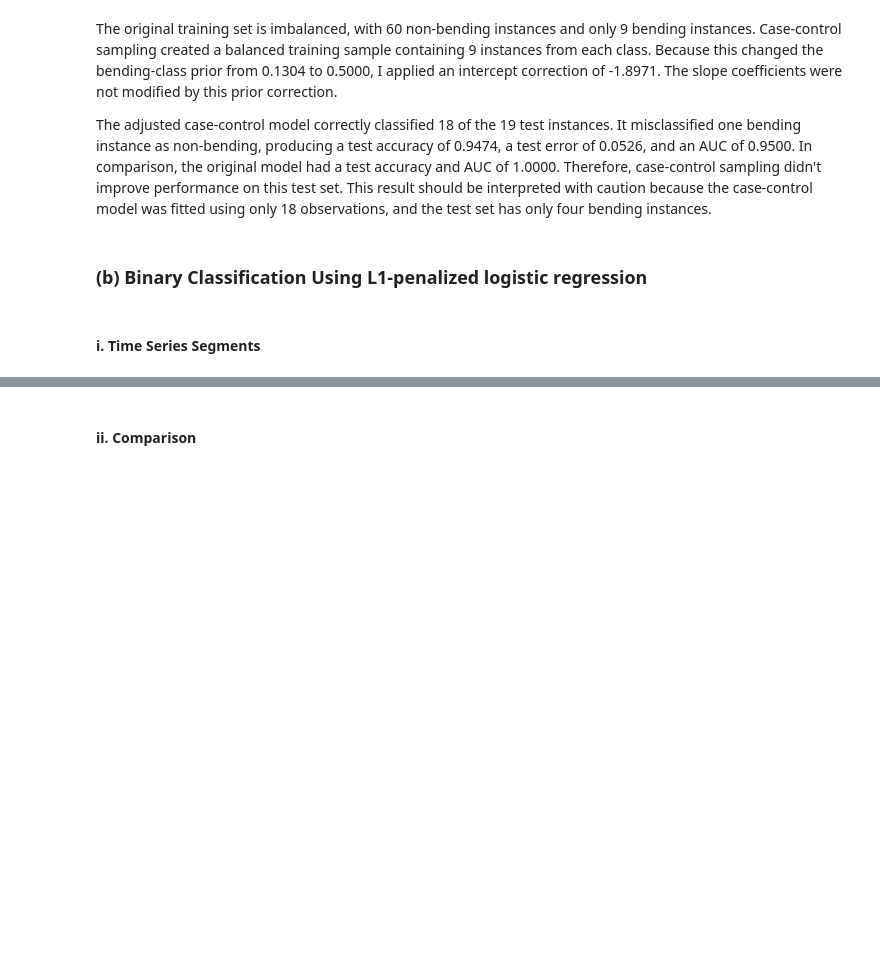
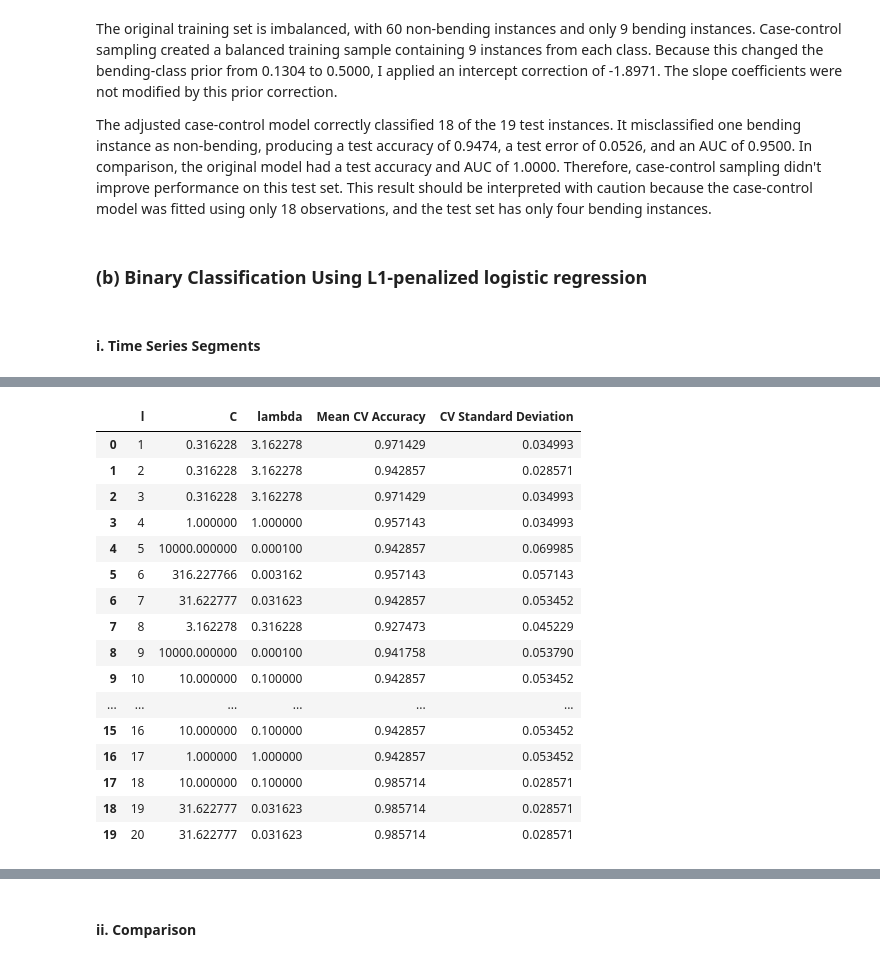
Before and after one commit to manvsatish/dsci-552-hw-4, a Jupyter notebook: notebook/Satish_Manvika_HW4.ipynb, the cells around one changed output, grey strips where cells are left out. Drawn from its saved outputs; the diff is of its cells as text; code cells hidden in the pictures; blank space fills up the shorter version.

```diff
--- a/notebook/Satish_Manvika_HW4.ipynb
+++ b/notebook/Satish_Manvika_HW4.ipynb
@@ -787,0 +790,79 @@ producing a test accuracy of 0.9474, a test error of 0.0526, and an AUC of 0.950
+# %%
+#identical stratified folds for every value of l
+l1_binary_cv = StratifiedKFold(n_splits=5, shuffle=True, random_state=RANDOM_STATE,)
+
+#broad logarithmic range of inverse regularization strengths bc C = 1 / lambda, smaller C means stronger regularization.
+candidate_c_values = np.logspace(-4,4,17,)
+l1_binary_best_estimators = {}
+l1_binary_cv_rows = []
+
+# Search every allowed number of time-series segments
+for number_of_segments in range(1, 21):
+    if number_of_segments in segmented_feature_cache:
+        feature_matrix, metadata = (segmented_feature_cache[number_of_segments])
+    else:
+        feature_matrix, metadata = build_feature_dataset(instances, number_of_segments=number_of_segments,)
+        segmented_feature_cache[number_of_segments] = (feature_matrix, metadata,)
+
+    # use only the training instances during model selection
+    training_mask = metadata["split"].eq("train")
+    X_train_l1 = (feature_matrix.loc[training_mask].reset_index(drop=True))
+    y_train_l1 = (metadata.loc[training_mask, "binary_label"].reset_index(drop=True))
+
+    # standardization req because the L1 penalty is sensitive to diffs in feature scale.
+    l1_binary_pipeline = Pipeline(
+        steps=[
+            ("scaler", StandardScaler(),),
+            ("classifier", LogisticRegression(l1_ratio=1, solver="liblinear", max_iter=10000, random_state=RANDOM_STATE,),),
+        ]
+    )
+
+    # select C separately for each value of l using only the cross-validation folds from the training set
+    l1_binary_search = GridSearchCV(estimator=l1_binary_pipeline, param_grid={"classifier__C": candidate_c_values,}, scoring="accuracy", cv=l1_binary_cv, n_jobs=-1, refit=True, error_score="raise",)
+    l1_binary_search.fit(X_train_l1, y_train_l1,)
+    best_c = float(l1_binary_search.best_params_["classifier__C"])
+    best_lambda = 1 / best_c
+    l1_binary_best_estimators[number_of_segments] = (l1_binary_search.best_estimator_)
+    l1_binary_cv_rows.append(
+        {
+            "l": number_of_segments,
+            "C": best_c,
+            "lambda": best_lambda,
+            "Mean CV Accuracy": (
+                l1_binary_search.best_score_
+            ),
+            "CV Standard Deviation": (
+                l1_binary_search.cv_results_[
+                    "std_test_score"
+                ][l1_binary_search.best_index_]
+            ),
+        }
+    )
+
+    print(
+        f"Completed l={number_of_segments:2d}: "
+        f"best C={best_c:.6g}, "
+        f"lambda={best_lambda:.6g}, "
+        f"CV accuracy={l1_binary_search.best_score_:.4f}"
+    )
+
+#table containing the best C for each value of l
+l1_binary_cv_results = pd.DataFrame(l1_binary_cv_rows)
+
+# model with the highest validation accuracy, if models tie, prefer fewer segments and stronger regularization
+l1_binary_cv_results = (l1_binary_cv_results.sort_values(by=["Mean CV Accuracy", "l", "C",], ascending=[False, True, True,],).reset_index(drop=True))
+best_l1_binary_row = (l1_binary_cv_results.iloc[0])
+best_l1_binary_l = int(best_l1_binary_row["l"])
+best_l1_binary_c = float(best_l1_binary_row["C"])
+best_l1_binary_lambda = float(best_l1_binary_row["lambda"])
+best_l1_binary_cv_accuracy = float(best_l1_binary_row["Mean CV Accuracy"])
+best_l1_binary_pipeline = (l1_binary_best_estimators[best_l1_binary_l])
+
+print("\nBest L1-penalized binary model:")
+print("Best l:", best_l1_binary_l)
+print("Best C:", best_l1_binary_c)
+print("Best lambda:", best_l1_binary_lambda,)
+print("Best mean CV accuracy:", round(best_l1_binary_cv_accuracy, 4),)
+
+display(l1_binary_cv_results.sort_values("l").reset_index(drop=True).round(6))
+# %% [output]
@@ -787,0 +886,17 @@ producing a test accuracy of 0.9474, a test error of 0.0526, and an AUC of 0.950
+|  | l | C | lambda | Mean CV Accuracy | CV Standard Deviation |
+| 0 | 1 | 0.316228 | 3.162278 | 0.971429 | 0.034993 |
+| 1 | 2 | 0.316228 | 3.162278 | 0.942857 | 0.028571 |
+| 2 | 3 | 0.316228 | 3.162278 | 0.971429 | 0.034993 |
+| 3 | 4 | 1.000000 | 1.000000 | 0.957143 | 0.034993 |
+| 4 | 5 | 10000.000000 | 0.000100 | 0.942857 | 0.069985 |
+| 5 | 6 | 316.227766 | 0.003162 | 0.957143 | 0.057143 |
+| 6 | 7 | 31.622777 | 0.031623 | 0.942857 | 0.053452 |
+| 7 | 8 | 3.162278 | 0.316228 | 0.927473 | 0.045229 |
+| 8 | 9 | 10000.000000 | 0.000100 | 0.941758 | 0.053790 |
+| 9 | 10 | 10.000000 | 0.100000 | 0.942857 | 0.053452 |
+| ... | ... | ... | ... | ... | ... |
+| 15 | 16 | 10.000000 | 0.100000 | 0.942857 | 0.053452 |
+| 16 | 17 | 1.000000 | 1.000000 | 0.942857 | 0.053452 |
+| 17 | 18 | 10.000000 | 0.100000 | 0.985714 | 0.028571 |
+| 18 | 19 | 31.622777 | 0.031623 | 0.985714 | 0.028571 |
+| 19 | 20 | 31.622777 | 0.031623 | 0.985714 | 0.028571 |
```
Also changed, not shown: parts of 6 cells of this notebook.
